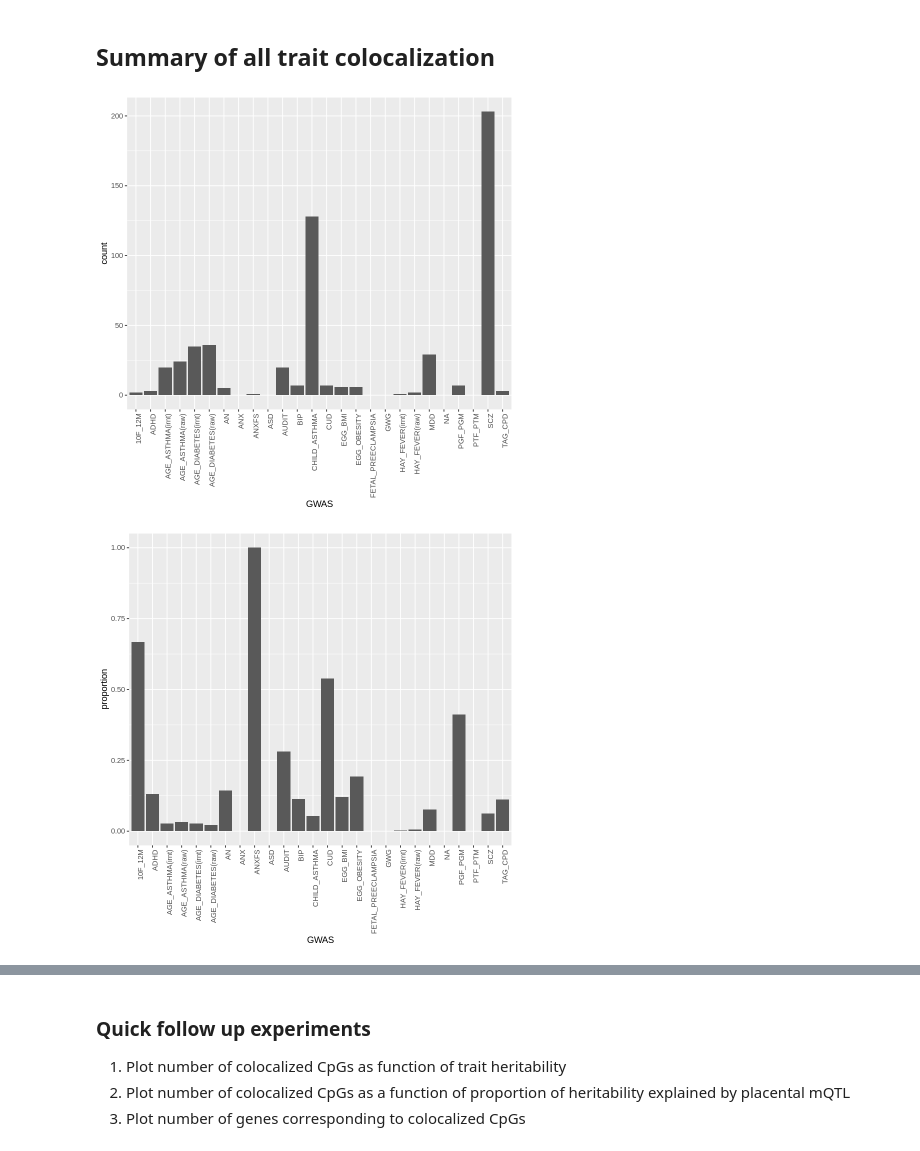
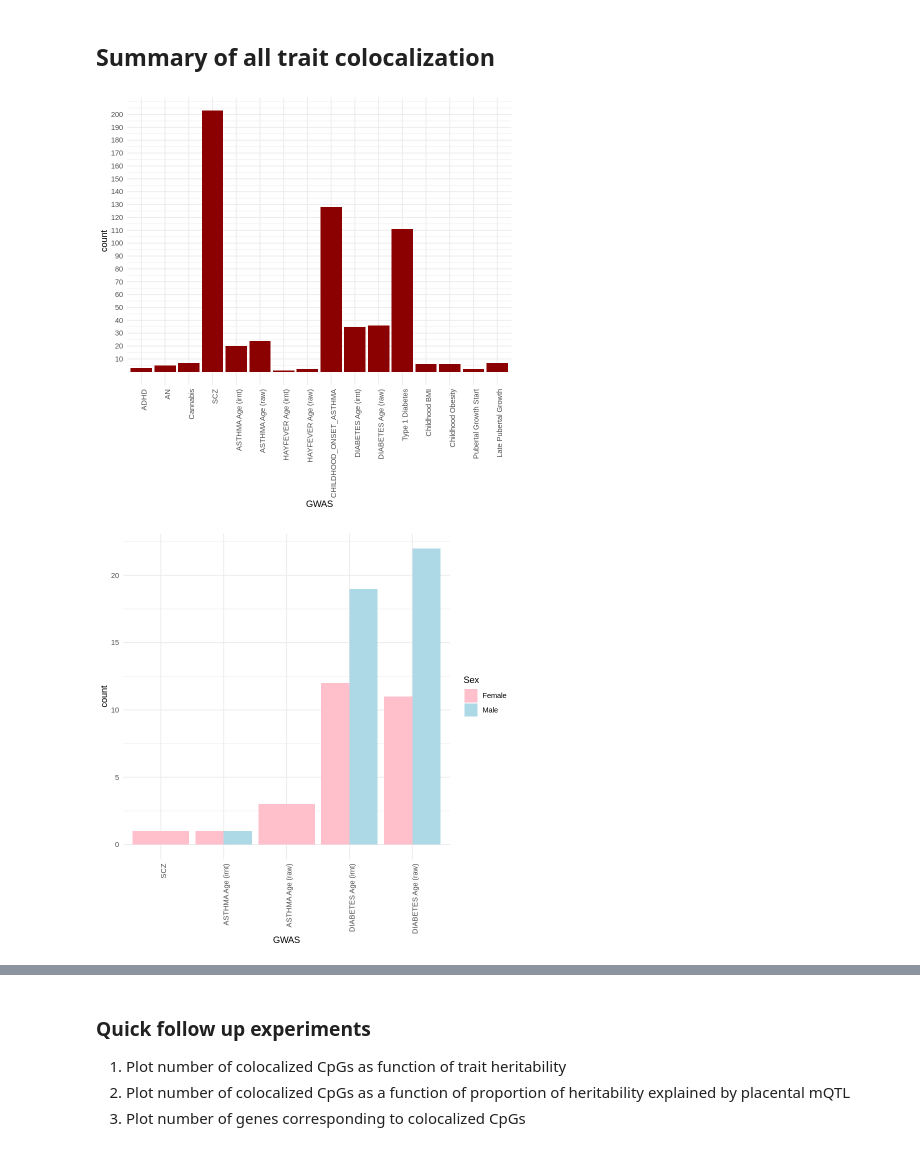
Before and after one commit to wilcas/sex_specific_mQTL, a Jupyter notebook: delahaye_mQTL_analyses/placental_mqtl_colocalization.ipynb, the cells around one changed output, grey strips where cells are left out. Drawn from its saved outputs; the diff is of its cells as text; code cells hidden in the pictures.

Commit message:
updated colocalization plot

```diff
--- a/delahaye_mQTL_analyses/placental_mqtl_colocalization.ipynb
+++ b/delahaye_mQTL_analyses/placental_mqtl_colocalization.ipynb
@@ -275,25 +293,77 @@ all_coloc <- lapply(trait_coloc,fread)
 names(all_coloc) <- gsub(".*/(.*)_colocalization.txt","\\1",trait_coloc)
 coloc_table <- rbindlist(all_coloc,idcol="GWAS")
 # %%
+to_plot <- coloc_table[!grepl("MALE|BIP|ANX|MDD|TAG_CPD|AUDIT",GWAS),.(proportion = sum(PP.H4.abf > 0.9) / .N,count=sum(PP.H4.abf >0.9)),by=GWAS][count!=0]
+to_plot$GWAS <- recode_factor(
+    to_plot$GWAS,
+    "ADHD"="ADHD",
+    "AN"="AN",
+    "CUD"="Cannabis",
+    "SCZ"="SCZ",
+    "AGE_ASTHMA(irnt)" = "ASTHMA Age (irnt)",
+    "AGE_ASTHMA(raw)" = "ASTHMA Age (raw)",
+    "HAY_FEVER(irnt)" = "HAYFEVER Age (irnt)",
+    "HAY_FEVER(raw)" = "HAYFEVER Age (raw)",
+    "CHILD_ASTHMA" = "CHILDHOOD_ONSET_ASTHMA",
+    "AGE_DIABETES(irnt)" = "DIABETES Age (irnt)",
+    "AGE_DIABETES(raw)" = "DIABETES Age (raw)",
+    "Type 1 Diabetes"="Type 1 Diabetes",
+    "EGG_BMI" = "Childhood BMI",
+    "EGG_OBESITY" = "Childhood Obesity",
+    "10F_12M" = "Pubertal Growth Start",
+    "PGF_PGM" = "Late Pubertal Growth")
 ggplot(
-    coloc_table[!grepl("MALE",GWAS),.(proportion = sum(PP.H4.abf > 0.9) / .N,count=sum(PP.H4.abf >0.9)),by=GWAS],
+    to_plot,
     aes(GWAS,count)
 ) +
-geom_col() +
-theme(axis.text.x = element_text(angle=90, hjust=1, vjust=1))
-ggplot(
-    coloc_table[!grepl("MALE",GWAS),.(proportion = sum(PP.H4.abf > 0.9) / .N,count=sum(PP.H4.abf >0.9)),by=GWAS],
-    aes(GWAS,proportion)
-) +
-geom_col() +
+geom_col(fill="dark red") +
+scale_y_continuous(breaks=1:20 * 10)+
+theme_minimal()+
 theme(axis.text.x = element_text(angle=90, hjust=1, vjust=1))
 
+to_plot <- coloc_table[
+        grepl("MALE",GWAS),
+        .(
+            proportion = sum(PP.H4.abf > 0.9) / .N,
+            count=sum(PP.H4.abf >0.9)
+        ),
+        by=GWAS
+    ]
+to_plot <- to_plot[count != 0 & !grepl("BIP|ANX|MDD|TAG_CPD|AUDIT",GWAS),.(
+        count,
+        proportion,
+        GWAS = gsub("_MALE|_FEMALE","",GWAS),
+        Sex=ifelse(grepl("FEMALE",GWAS),"Female","Male")
+    )
+]
+
+to_plot$GWAS <- recode_factor(
+    to_plot$GWAS,
+    "ADHD"="ADHD",
+    "AN"="AN",
+    "CUD"="Cannabis",
+    "SCZ"="SCZ",
+    "AGE_ASTHMA(irnt)" = "ASTHMA Age (irnt)",
+    "AGE_ASTHMA(raw)" = "ASTHMA Age (raw)",
+    "HAY_FEVER(irnt)" = "HAYFEVER Age (irnt)",
+    "HAY_FEVER(raw)" = "HAYFEVER Age (raw)",
+    "CHILD_ASTHMA" = "CHILDHOOD_ONSET_ASTHMA",
+    "AGE_DIABETES(irnt)" = "DIABETES Age (irnt)",
+    "AGE_DIABETES(raw)" = "DIABETES Age (raw)",
+    "Type 1 Diabetes"="Type 1 Diabetes",
+    "EGG_BMI" = "Childhood BMI",
+    "EGG_OBESITY" = "Childhood Obesity",
+    "10F_12M" = "Pubertal Growth Start",
+    "PGF_PGM" = "Late Pubertal Growth")
 ggplot(
-    coloc_table[grepl("MALE",GWAS),.(proportion = sum(PP.H4.abf > 0.9) / .N,count=sum(PP.H4.abf >0.9)),by=GWAS],
-    aes(GWAS,count)
+   to_plot,
+    aes(GWAS,count,fill=Sex)
 ) +
-geom_col() +
+geom_col(position="dodge") +
+scale_fill_manual(values=c("pink","light blue"))+
+scale_y_continuous(breaks=seq(0,20,5))+
+theme_minimal()+
 theme(axis.text.x = element_text(angle=90, hjust=1, vjust=1))
 # %% [output]
-[figure, old version]
+[figure, new version]
-[figure, old version]
+[figure, new version]
```
Also changed, not shown: parts of 5 cells of this notebook, 2 other files.
